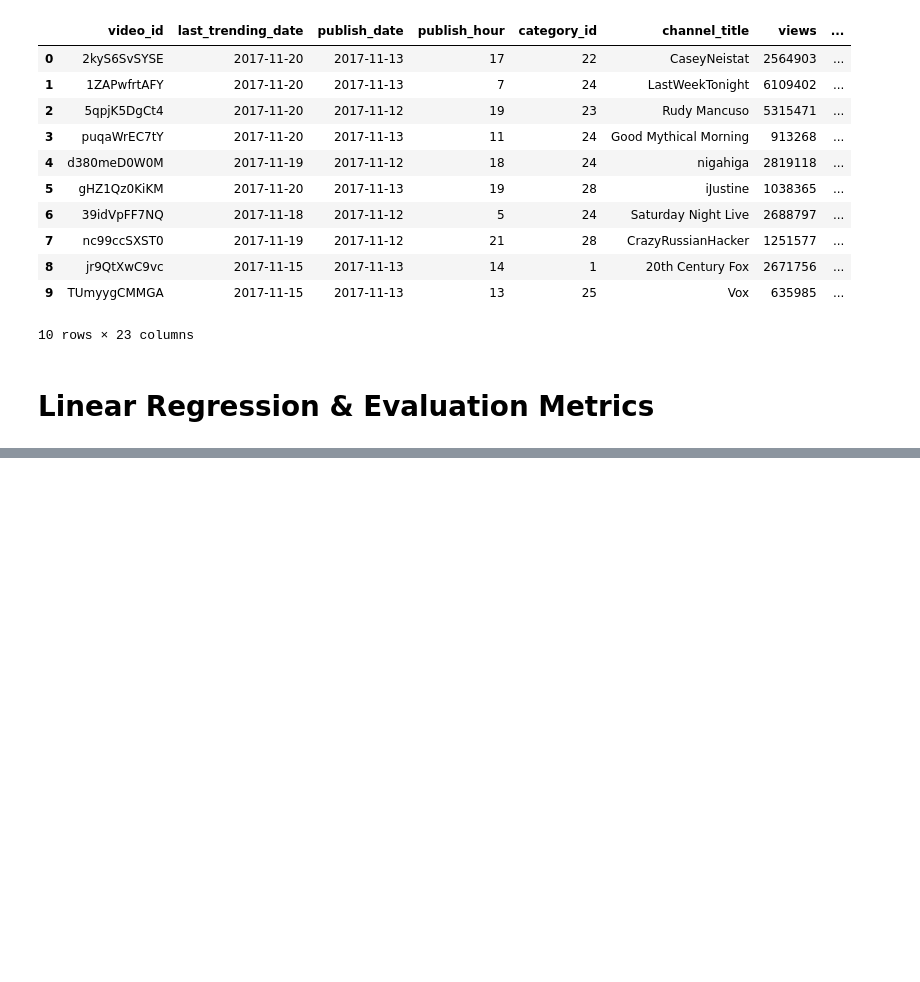
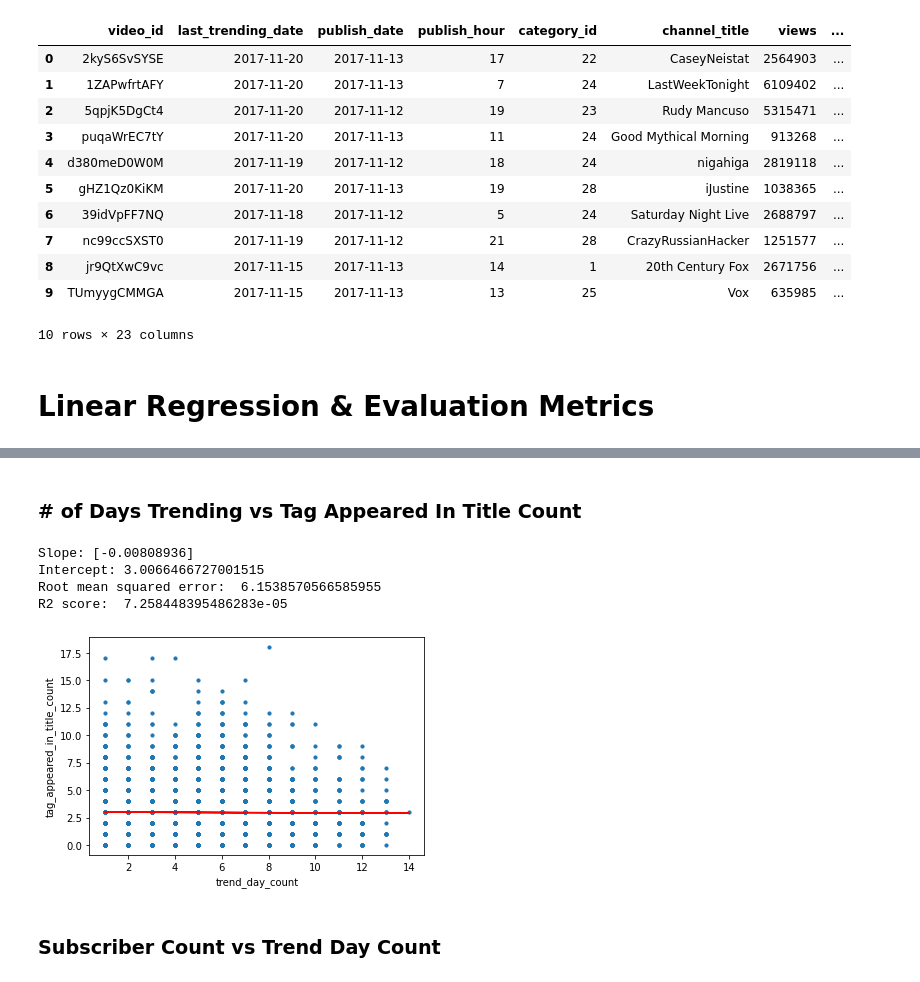
Before and after one commit to COGS118A/Group035-Sp22, a Jupyter notebook: Data Clean Up/Linear_Regression.ipynb, the cells around one changed output, grey strips where cells are left out. Cells and saved outputs as stored; diff of their text form; code cells hidden in the pictures; blank space fills up the shorter version.

```diff
--- a/Data Clean Up/Linear_Regression.ipynb
+++ b/Data Clean Up/Linear_Regression.ipynb
@@ -123,0 +111,12 @@ R2 score:  0.005766783548593946
+# %% [markdown]
+### # of Days Trending vs Tag Appeared In Title Count
+# %%
+linear_regression(df,'trend_day_count','tag_appeared_in_title_count')
+# %% [output]
+Slope: [-0.00808936]
+Intercept: 3.0066466727001515
+Root mean squared error:  6.1538570566585955
+R2 score:  7.258448395486283e-05
+[figure, added]
+# %% [markdown]
+### Subscriber Count vs Trend Day Count
```
Also changed, not shown: parts of 25 cells of this notebook.
